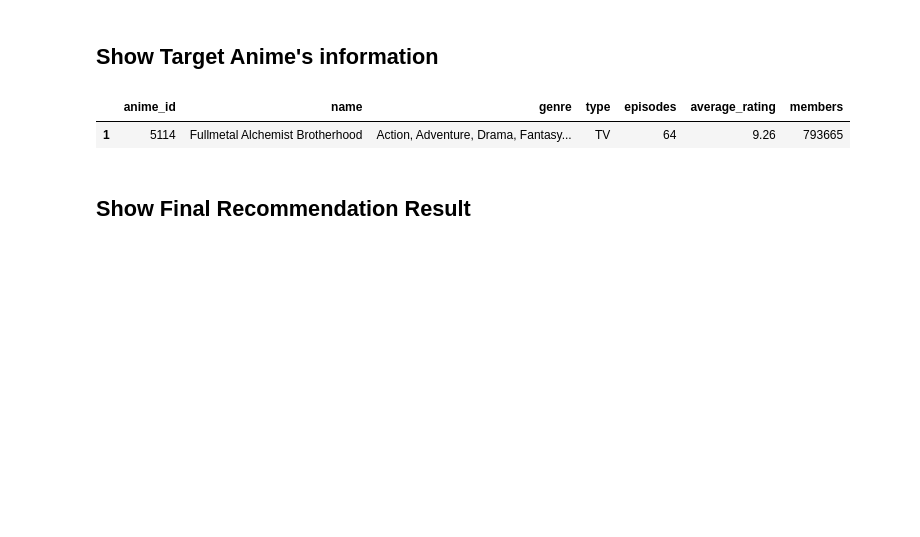
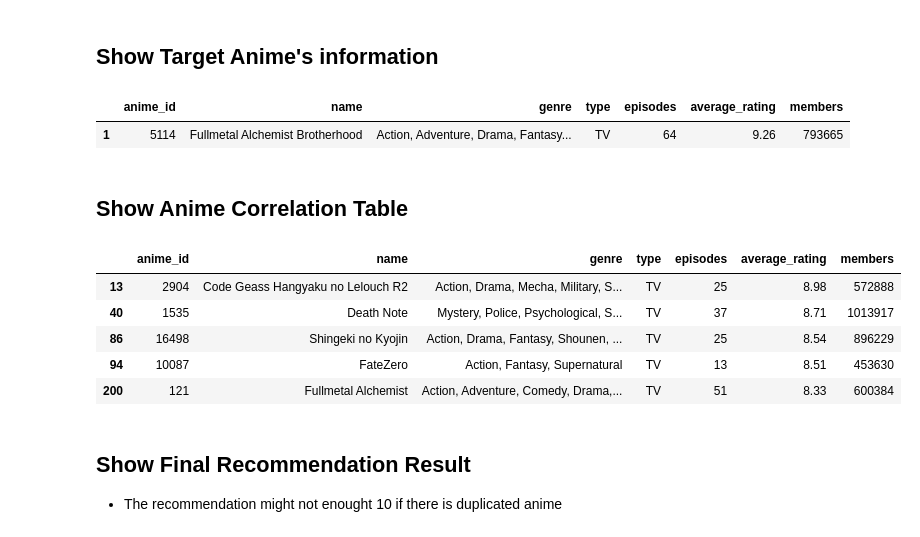
Before and after one commit to englip2002/AnimeRecommenderSystem, a Jupyter notebook: HybridRecommender.ipynb, the cells around one changed output. Drawn from its saved outputs; the diff is of its cells as text; code cells hidden in the pictures; blank space fills up the shorter version.

```diff
--- a/HybridRecommender.ipynb
+++ b/HybridRecommender.ipynb
@@ -432,8 +434,8 @@ user_recommendation_list
 # %% [markdown]
 ## Use the user's highest rated anime to recommend other related anime
 # %%
-user_anime_rating = raw_merged_data.loc[raw_merged_data['user_id'] == target_user_id].sort_values(by= 'user_rating', ascending= False)
-pd.DataFrame(user_anime_rating.head(10))
+source_user_anime_rating = raw_merged_data.loc[raw_merged_data['user_id'] == target_user_id].sort_values(by= 'user_rating', ascending= False)
+pd.DataFrame(source_user_anime_rating.head(10))
 # %% [output]
 |  | user_id | anime_id | user_rating | name | genre | type | episodes | average_rating | members |
 | 2110434 | 75000 | 5114 | 10 | Fullmetal Alchemist Brotherhood | Action, Adventure, Drama, Fantasy... | TV | 64 | 9.26 | 793665 |
@@ -447,7 +449,7 @@ pd.DataFrame(user_anime_rating.head(10))
 | 1411132 | 75000 | 2001 | 8 | Tengen Toppa Gurren Lagann | Action, Adventure, Comedy, Mecha,... | TV | 27 | 8.78 | 562962 |
 | 1974841 | 75000 | 4565 | 8 | Tengen Toppa Gurren Lagann Movie ... | Action, Mecha, Sci-Fi, Space, Sup... | Movie | 1 | 8.64 | 82253 |
 # %%
-top_rated_anime_id = user_anime_rating['anime_id'].tolist()[0]
+top_rated_anime_id = source_user_anime_rating['anime_id'].tolist()[0]
 top_rated_anime_id
 # %% [output]
 5114
@@ -620,8 +659,21 @@ pd.DataFrame(target_search_anime)
 # %% [output]
 |  | anime_id | name | genre | type | episodes | average_rating | members |
 | 1 | 5114 | Fullmetal Alchemist Brotherhood | Action, Adventure, Drama, Fantasy... | TV | 64 | 9.26 | 793665 |
+# %% [markdown]
+## Show Anime Correlation Table
+# %%
+most_similar_popular_animes_df = anime_data.loc[anime_data['anime_id'].isin(most_similar_popular_animes_list)]
+most_similar_popular_animes_df
+# %% [output]
+|  | anime_id | name | genre | type | episodes | average_rating | members |
+| 13 | 2904 | Code Geass Hangyaku no Lelouch R2 | Action, Drama, Mecha, Military, S... | TV | 25 | 8.98 | 572888 |
+| 40 | 1535 | Death Note | Mystery, Police, Psychological, S... | TV | 37 | 8.71 | 1013917 |
+| 86 | 16498 | Shingeki no Kyojin | Action, Drama, Fantasy, Shounen, ... | TV | 25 | 8.54 | 896229 |
+| 94 | 10087 | FateZero | Action, Fantasy, Supernatural | TV | 13 | 8.51 | 453630 |
+| 200 | 121 | Fullmetal Alchemist | Action, Adventure, Comedy, Drama,... | TV | 51 | 8.33 | 600384 |
 # %% [markdown]
 ## Show Final Recommendation Result
+- The recommendation might not enought 10 if there is duplicated anime
 # %%
 #Drop the duplicated anime
 recommended_anime = anime_data.loc[anime_data['anime_id'].isin(final_recommendation_result)]
```
Also changed, not shown: parts of 8 cells of this notebook.
